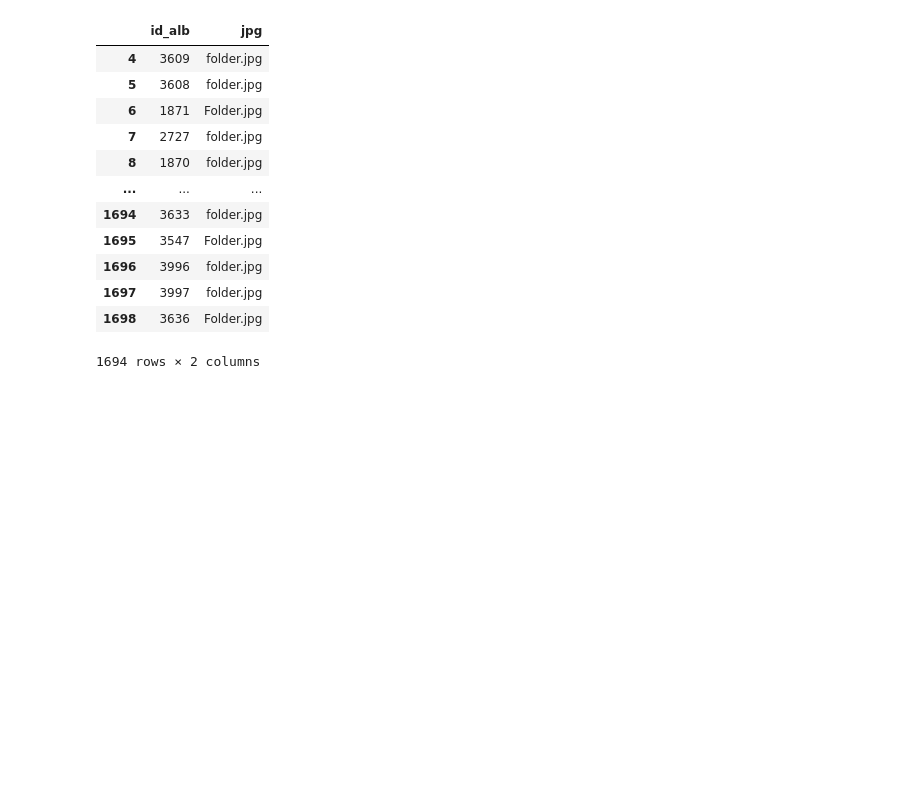
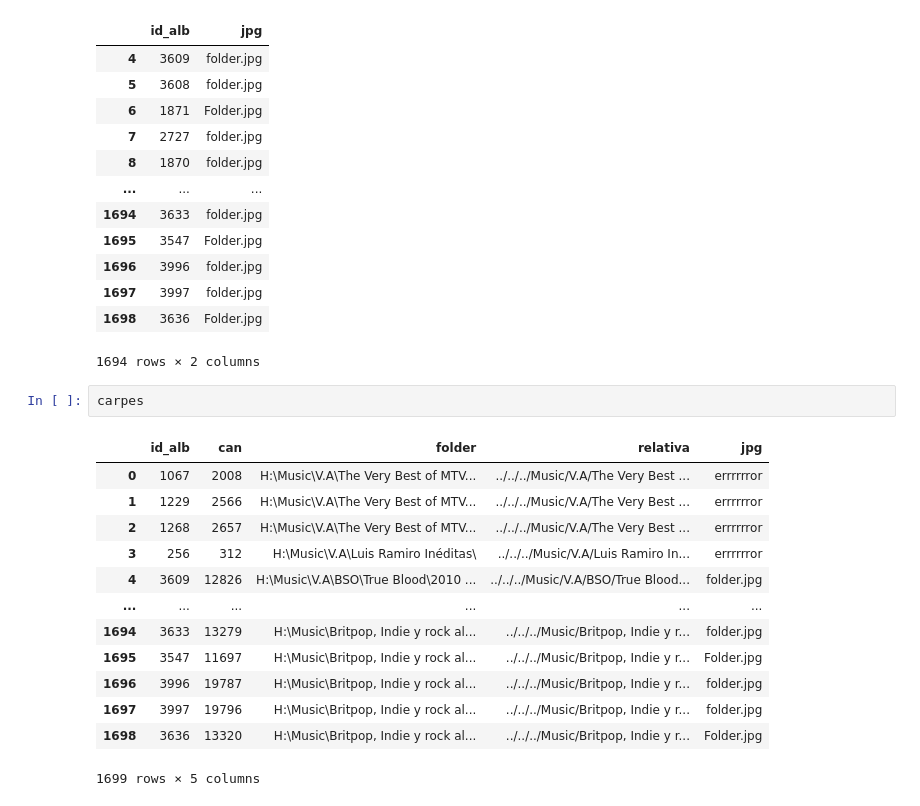
Before and after one commit to emarfer/musicable, a Jupyter notebook: notebooks_pruebas/18_búsqueda_fotos.ipynb, the cells around one changed output. Drawn from its saved outputs; the diff is of its cells as text; blank space fills up the shorter version.

```diff
--- a/notebooks_pruebas/18_búsqueda_fotos.ipynb
+++ b/notebooks_pruebas/18_búsqueda_fotos.ipynb
@@ -210,3 +213,19 @@ carpes[carpes['jpg'] != 'errrrrror'][['id_alb','jpg']]
 | 1697 | 3997 | folder.jpg |
 | 1698 | 3636 | Folder.jpg |
 1694 rows × 2 columns
+# %%
+carpes
+# %% [output]
+|  | id_alb | can | folder | relativa | jpg |
+| 0 | 1067 | 2008 | H:\Music\V.A\The Very Best of MTV... | ../../../Music/V.A/The Very Best ... | errrrrror |
+| 1 | 1229 | 2566 | H:\Music\V.A\The Very Best of MTV... | ../../../Music/V.A/The Very Best ... | errrrrror |
+| 2 | 1268 | 2657 | H:\Music\V.A\The Very Best of MTV... | ../../../Music/V.A/The Very Best ... | errrrrror |
+| 3 | 256 | 312 | H:\Music\V.A\Luis Ramiro Inéditas\ | ../../../Music/V.A/Luis Ramiro In... | errrrrror |
+| 4 | 3609 | 12826 | H:\Music\V.A\BSO\True Blood\2010 ... | ../../../Music/V.A/BSO/True Blood... | folder.jpg |
+| ... | ... | ... | ... | ... | ... |
+| 1694 | 3633 | 13279 | H:\Music\Britpop, Indie y rock al... | ../../../Music/Britpop, Indie y r... | folder.jpg |
+| 1695 | 3547 | 11697 | H:\Music\Britpop, Indie y rock al... | ../../../Music/Britpop, Indie y r... | Folder.jpg |
+| 1696 | 3996 | 19787 | H:\Music\Britpop, Indie y rock al... | ../../../Music/Britpop, Indie y r... | folder.jpg |
+| 1697 | 3997 | 19796 | H:\Music\Britpop, Indie y rock al... | ../../../Music/Britpop, Indie y r... | folder.jpg |
+| 1698 | 3636 | 13320 | H:\Music\Britpop, Indie y rock al... | ../../../Music/Britpop, Indie y r... | Folder.jpg |
+1699 rows × 5 columns
```
Also changed, not shown: parts of 2 cells of this notebook, 1 other file.
